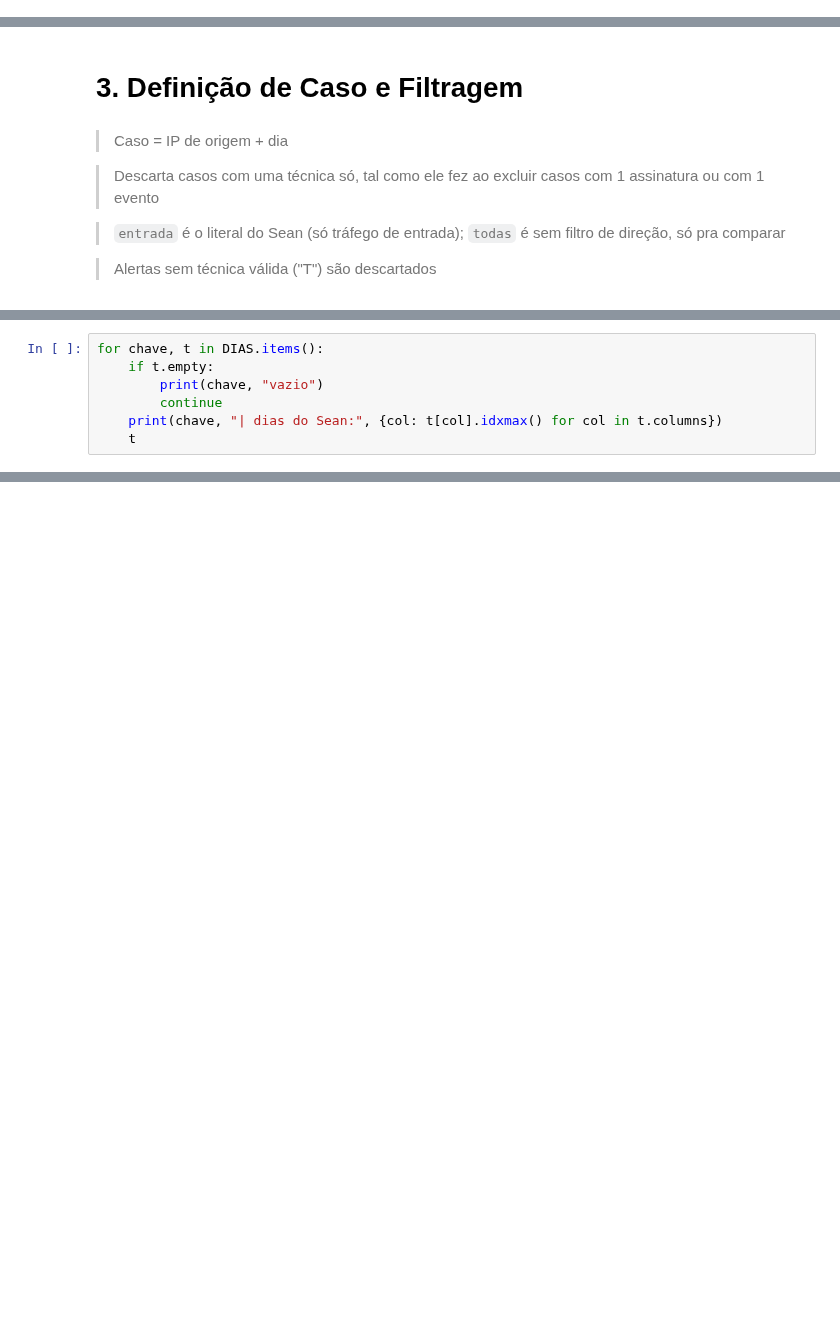
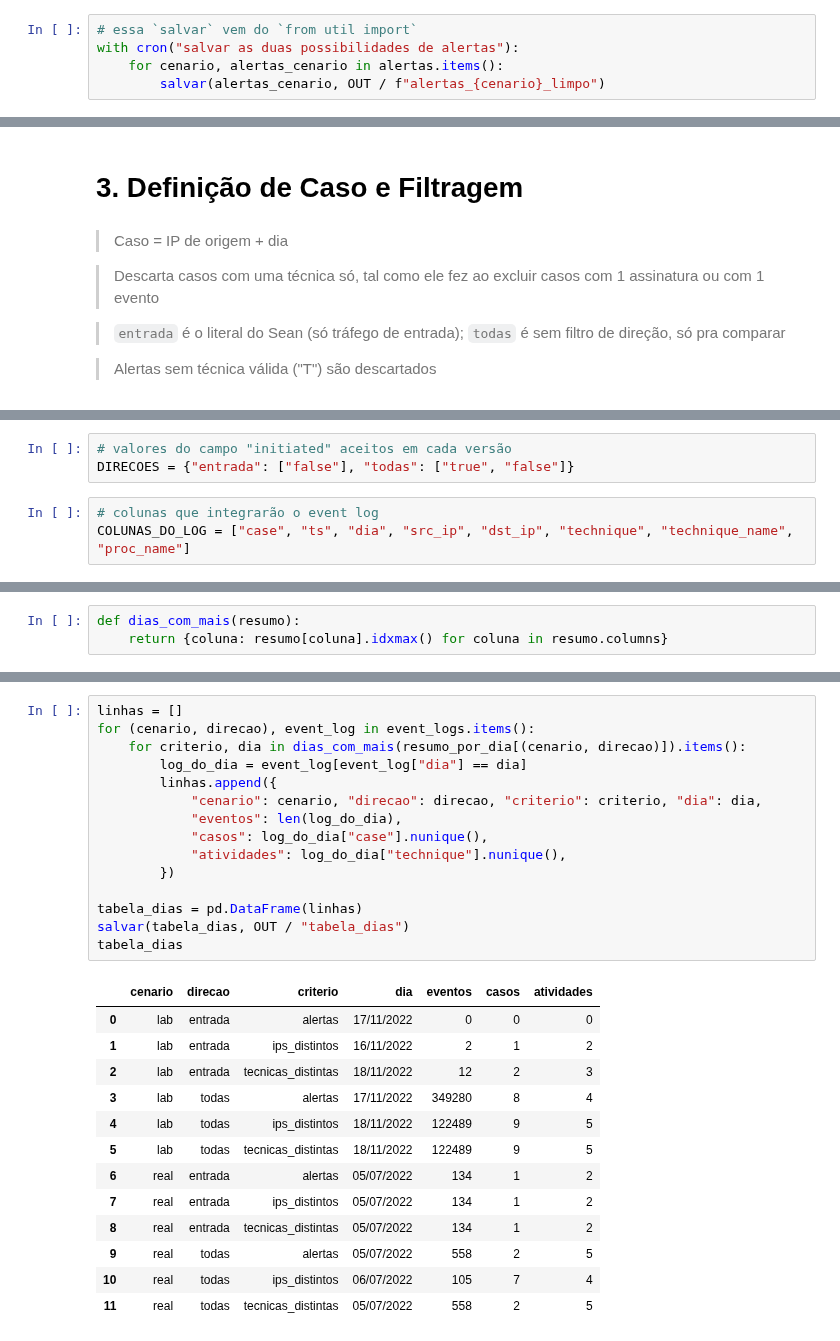
Before and after one commit to jpramires/mestrado, a Jupyter notebook: 4_Sean.ipynb, the cells around one changed output, grey strips where cells are left out. Saved outputs shown, nothing was run; the diff lists cells and outputs as text; blank space fills up the shorter version.

```diff
--- a/4_Sean.ipynb
+++ b/4_Sean.ipynb
@@ -566,0 +615,5 @@ técnicas em comum LAB e REAL: 37 -> 40
+# %%
+# essa `salvar` vem do `from util import`
+with cron("salvar as duas possibilidades de alertas"):
+    for cenario, alertas_cenario in alertas.items():
+        salvar(alertas_cenario, OUT / f"alertas_{cenario}_limpo")
@@ -579,2 +632,8 @@ DIRECAO = {"entrada": ["false"], "todas": ["true", "false"]}
+# %%
+# valores do campo "initiated" aceitos em cada versão
+DIRECOES = {"entrada": ["false"], "todas": ["true", "false"]}
+# %%
+# colunas que integrarão o event log
+COLUNAS_DO_LOG = ["case", "ts", "dia", "src_ip", "dst_ip", "technique", "technique_name", "proc_name"]
 # %%
 with cron("construção do event log e filtragem"):
@@ -655,8 +686,4 @@ DIAS
 > Dia com mais alertas, mais IPs distintos e mais técnicas distintas
 # %%
-for chave, t in DIAS.items():
-    if t.empty:
-        print(chave, "vazio")
-        continue
-    print(chave, "| dias do Sean:", {col: t[col].idxmax() for col in t.columns})
-    t
+def dias_com_mais(resumo):
+    return {coluna: resumo[coluna].idxmax() for coluna in resumo.columns}
@@ -711,0 +766,29 @@ for chave, t in DIAS.items():
+# %%
+linhas = []
+for (cenario, direcao), event_log in event_logs.items():
+    for criterio, dia in dias_com_mais(resumo_por_dia[(cenario, direcao)]).items():
+        log_do_dia = event_log[event_log["dia"] == dia]
+        linhas.append({
+            "cenario": cenario, "direcao": direcao, "criterio": criterio, "dia": dia,
+            "eventos": len(log_do_dia),
+            "casos": log_do_dia["case"].nunique(),
+            "atividades": log_do_dia["technique"].nunique(),
+        })
+
+tabela_dias = pd.DataFrame(linhas)
+salvar(tabela_dias, OUT / "tabela_dias")
+tabela_dias
+# %% [output]
+|  | cenario | direcao | criterio | dia | eventos | casos | atividades |
+| 0 | lab | entrada | alertas | 17/11/2022 | 0 | 0 | 0 |
+| 1 | lab | entrada | ips_distintos | 16/11/2022 | 2 | 1 | 2 |
+| 2 | lab | entrada | tecnicas_distintas | 18/11/2022 | 12 | 2 | 3 |
+| 3 | lab | todas | alertas | 17/11/2022 | 349280 | 8 | 4 |
+| 4 | lab | todas | ips_distintos | 18/11/2022 | 122489 | 9 | 5 |
+| 5 | lab | todas | tecnicas_distintas | 18/11/2022 | 122489 | 9 | 5 |
+| 6 | real | entrada | alertas | 05/07/2022 | 134 | 1 | 2 |
+| 7 | real | entrada | ips_distintos | 05/07/2022 | 134 | 1 | 2 |
+| 8 | real | entrada | tecnicas_distintas | 05/07/2022 | 134 | 1 | 2 |
+| 9 | real | todas | alertas | 05/07/2022 | 558 | 2 | 5 |
+| 10 | real | todas | ips_distintos | 06/07/2022 | 105 | 7 | 4 |
+| 11 | real | todas | tecnicas_distintas | 05/07/2022 | 558 | 2 | 5 |
```
Also changed, not shown: parts of 35 cells of this notebook, 8 other files.
